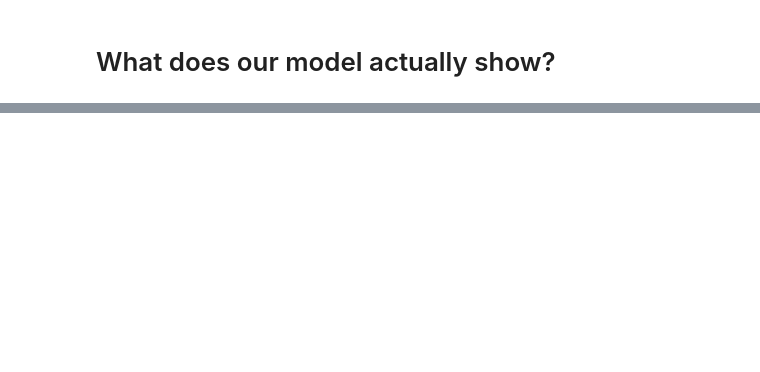
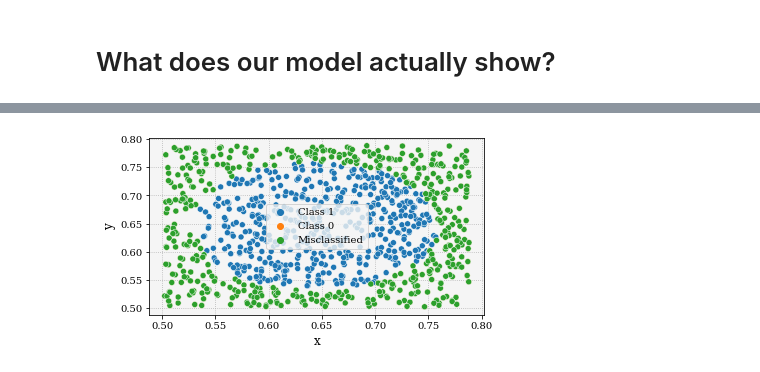
Before and after one commit to arnauddhaene/deep-learning-mini-projects-ee559, a Jupyter notebook: Proj2/notebooks/sandbox.ipynb, the cells around one changed output, grey strips where cells are left out. Drawn from its saved outputs; the diff is of its cells as text; code cells hidden in the pictures; blank space fills up the shorter version.

```diff
--- a/Proj2/notebooks/sandbox.ipynb
+++ b/Proj2/notebooks/sandbox.ipynb
@@ -209,0 +251,86 @@ sns.scatterplot(x=list(range(prediction.size(0))), y=prediction.tolist())
+# %%
+import torch
+import pandas as pd
+import seaborn as sns
+import matplotlib.pyplot as plt
+import matplotlib as mpl
+
+import sys, os
+sys.path.append(os.path.abspath('..'))
+from torch import manual_seed
+
+from flame import nn
+from train import train
+from metrics import evaluate_accuracy
+from utils import load_dataset
+
+model = nn.Sequential([
+    nn.Linear(2, 25), nn.ReLU(),
+    nn.Linear(25, 25), nn.Dropout(p=0.3), nn.ReLU(),
+    nn.Linear(25, 25), nn.ReLU(),
+    nn.Linear(25, 1)])
+
+model.init_weights()
+
+model.train()
+train_input, train_target, test_input, test_target= load_dataset(1000, standardize=True)
+train(model, train_input, train_target, verbose=1)
+
+# MODELING #
+#  OUTPUT  #
+
+
+
+model.train(False)
+
+test_input.mul_(sigma).add_(mu)
+
+
+output = model(test_input).flatten()
+prediction = ((output > .5) == test_target).float()-1
+mistakes_idx=prediction.nonzero()
+mistakes=test_input[mistakes_idx,:]
+
+test_input=torch.cat((test_input, mistakes.view(-1,2)))
+test_target=torch.cat((test_target,-1*torch.ones(mistakes.shape[0])))
+
+classe= list()
+for i in range(test_target.shape[0]):
+    if test_target[i]<-0.5:
+        classe.append("Misclassified")
+    elif test_target[i]>0.5:
+        classe.append("Class 1")
+    elif test_target[i]<0.5 and test_target[i]>-0.5:
+        classe.append("Class 0")
+
+
+SMALL_SIZE = 10
+MEDIUM_SIZE = 12
+LARGE_SIZE = 16
+
+mpl.rcParams['font.family'] = 'serif'
+mpl.rcParams['font.size'] = SMALL_SIZE
+mpl.rcParams['axes.titlesize'] = SMALL_SIZE
+mpl.rcParams['axes.labelsize'] = MEDIUM_SIZE
+mpl.rcParams['xtick.labelsize'] = SMALL_SIZE
+mpl.rcParams['ytick.labelsize'] = SMALL_SIZE
+mpl.rcParams['legend.fontsize'] = SMALL_SIZE
+mpl.rcParams['figure.titlesize'] = LARGE_SIZE
+
+mpl.rcParams['axes.grid'] = True
+mpl.rcParams['axes.facecolor'] = '#F5F5F5'
+mpl.rcParams['axes.axisbelow'] = True
+mpl.rcParams['grid.linestyle'] = ':'
+mpl.rcParams['figure.figsize'] = [6, 3.259]
+
+df = pd.DataFrame(test_input.tolist())
+df['Label'] = classe
+df.columns = ['x', 'y', 'Label']
+
+sns_plot=sns.scatterplot(data=df, x='x', y='y', hue='Label')
+sns_plot.legend(title="")
+
+fig = sns_plot.get_figure()
+
+fig.savefig("test.png")
+# %% [output]
@@ -209,0 +347 @@ sns.scatterplot(x=list(range(prediction.size(0))), y=prediction.tolist())
+[figure, added]
```
Also changed, not shown: parts of 14 cells of this notebook, 3 other files.
